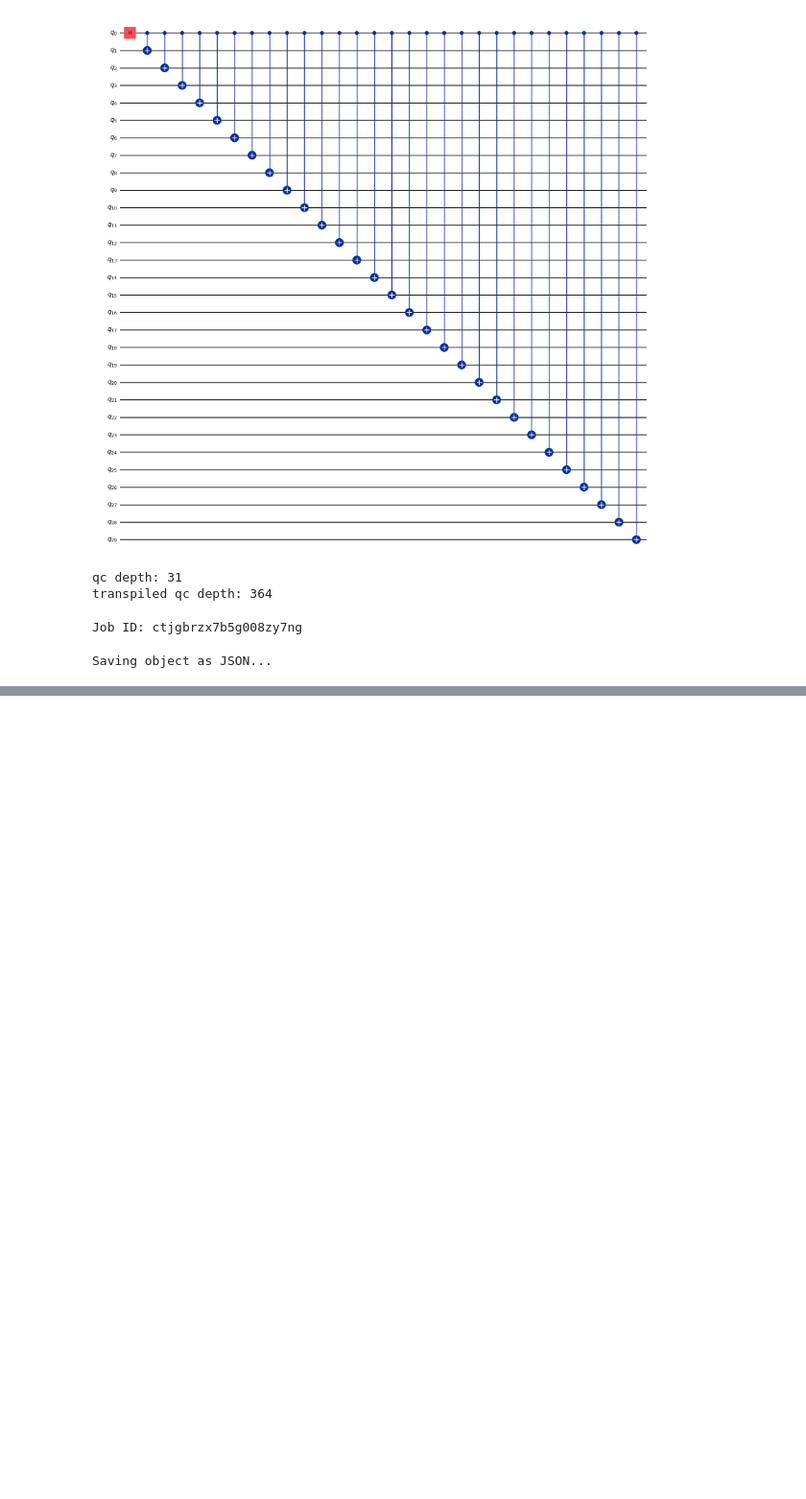
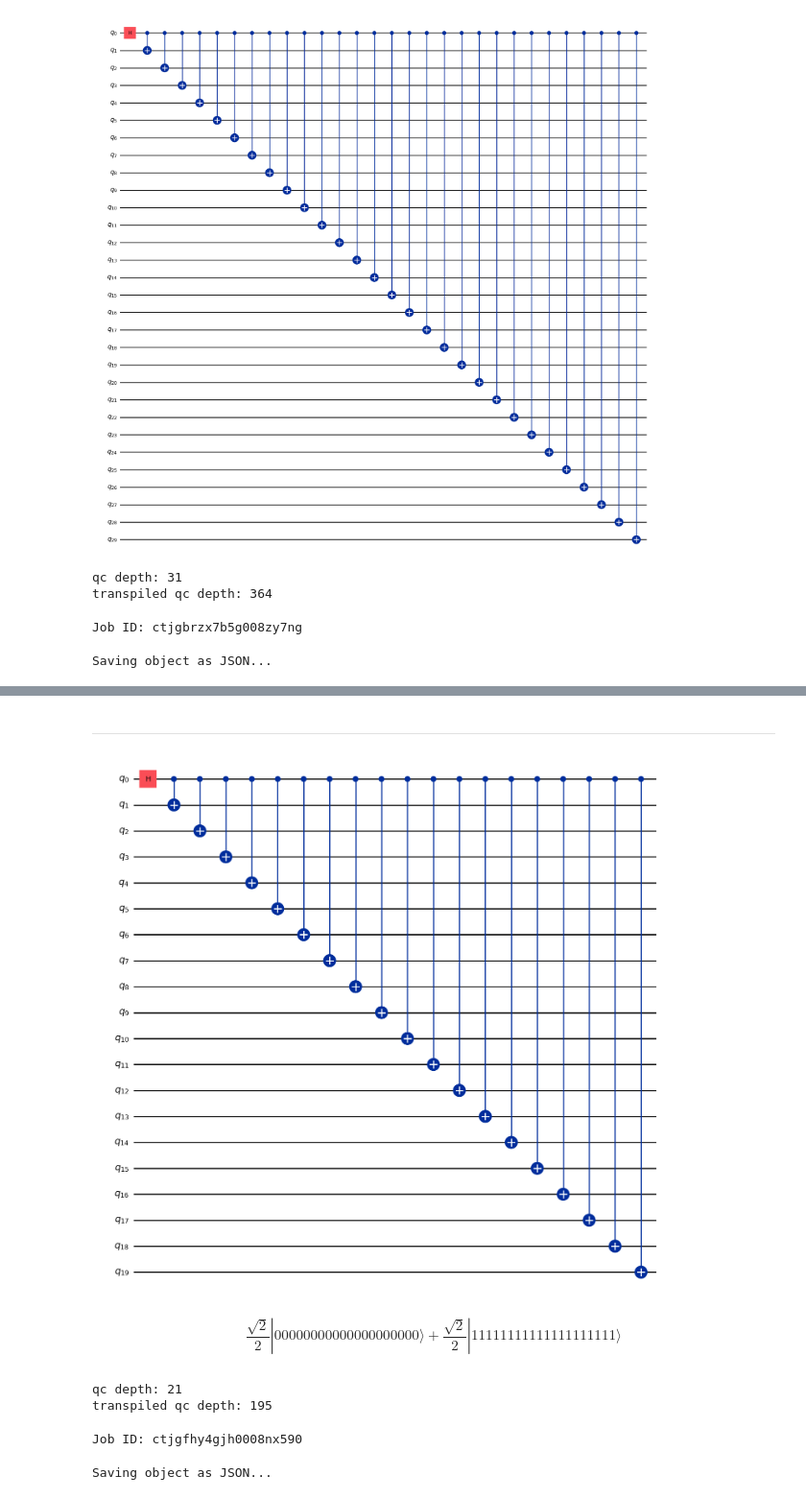
Before and after one commit to Dpbm/ghz, a Jupyter notebook: osaka-test.ipynb, the cells around one changed output, grey strips where cells are left out. Shown: that part at 96% size. Saved outputs shown, nothing was run; the diff lists cells and outputs as text; code cells hidden in the pictures; blank space fills up the shorter version.

```diff
--- a/osaka-test.ipynb
+++ b/osaka-test.ipynb
@@ -128,0 +152,32 @@ display(fig)
+# %% [markdown]
+---
+# %%
+qc = QuantumCircuit(20)
+qc.h(0)
+for i in range(1,20):
+    qc.cx(0, i)
+qc.draw('mpl', idle_wires=False, fold=-1, filename="test-osaka-ghz-state-20-qubit.png")
+# %% [output]
+[figure, added]
+# %%
+Statevector(qc).draw('latex')
+# %% [output]
+$$\frac{\sqrt{2}}{2} |00000000000000000000\rangle+\frac{\sqrt{2}}{2} |11111111111111111111\rangle$$
+# %%
+qc.measure_all()
+transpiled_qc = transpiler_real_backend.run(qc)
+print(f'qc depth: {qc.depth()}')
+print(f'transpiled qc depth: {transpiled_qc.depth()}')
+# %% [output]
+qc depth: 21
+transpiled qc depth: 195
+# %%
+job = sampler_real_backend.run([transpiled_qc], shots=1000)
+print(f"Job ID: {job.job_id()}")
+# %% [output]
+Job ID: ctjgfhy4gjh0008nx590
+# %%
+job_data = {"id":job.job_id()}
+save_obj(job_data, "20-qubits-ghz-state-osaka-test-job.json")
+# %% [output]
+Saving object as JSON...
```
Also changed, not shown: parts of 11 cells of this notebook, 6 other files.
